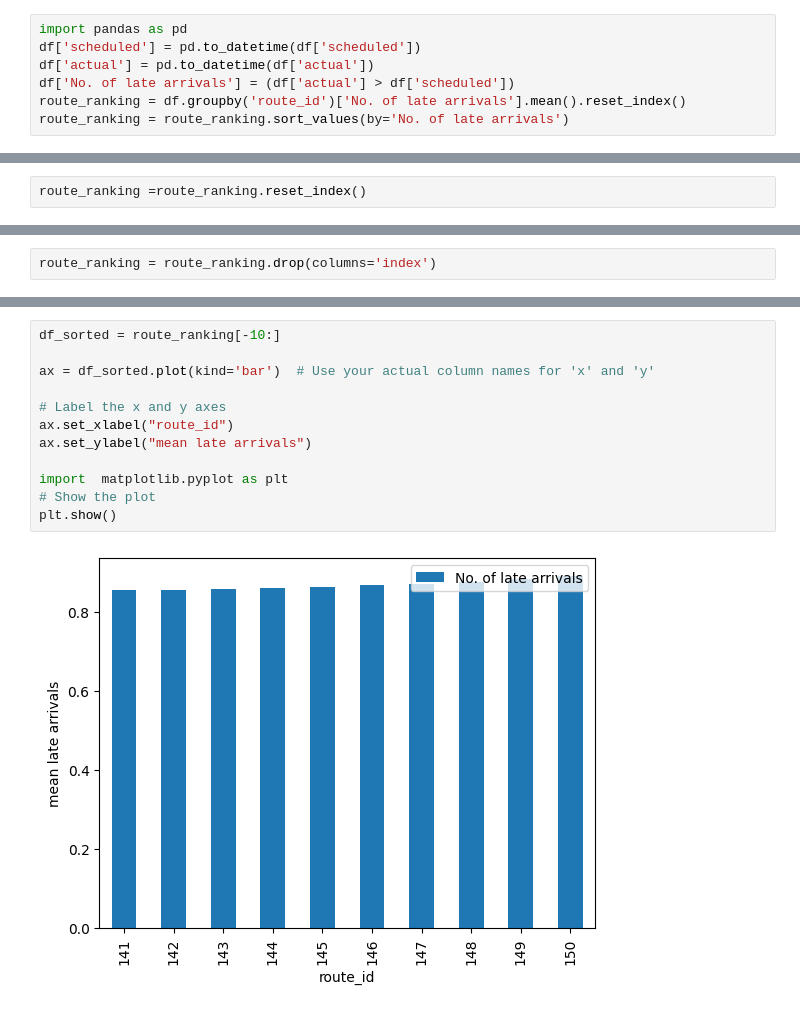
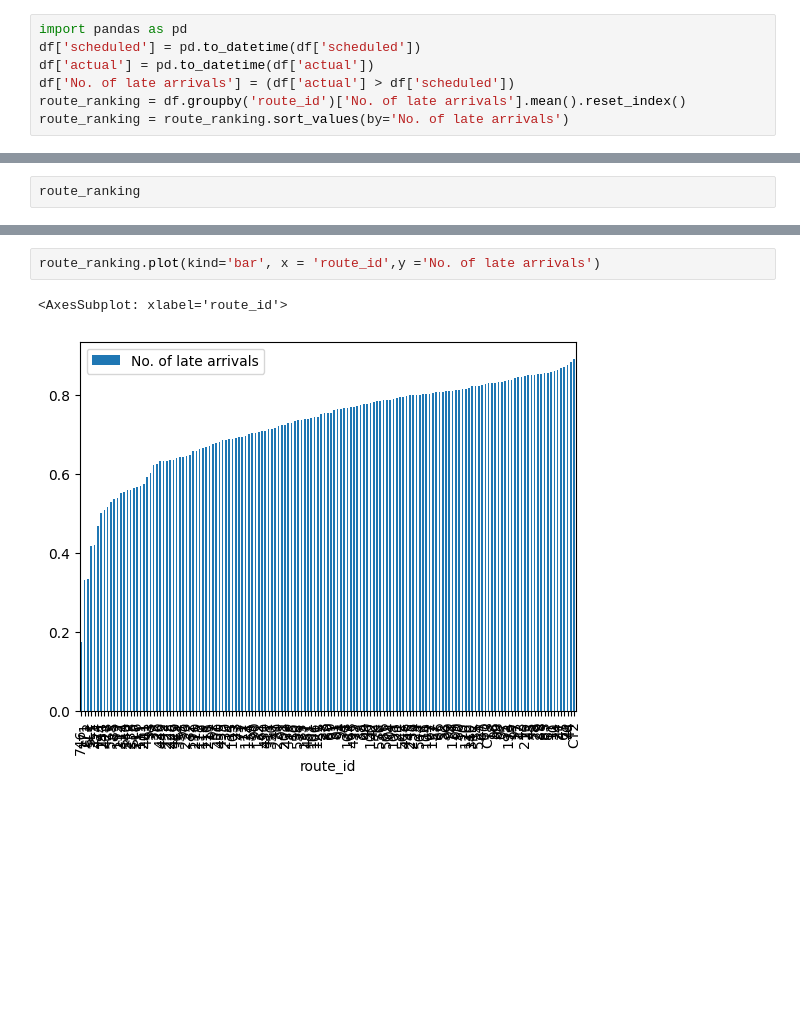
Before and after one commit to BU-Spark/ds-boston-transit-performance, a Jupyter notebook: fa23-team-d/EDA_Notebooks/lateness.ipynb, the cells around one changed output, grey strips where cells are left out. Cells and saved outputs as stored; diff of their text form; blank space fills up the shorter version.

Commit message:
reset index

```diff
--- a/fa23-team-d/EDA_Notebooks/lateness.ipynb
+++ b/fa23-team-d/EDA_Notebooks/lateness.ipynb
@@ -21,2 +16,2 @@ array([ 1,  2,  3,  4,  5,  6,  7,  8,  9, 10, 11, 12, 13, 14],
 # %%
-route_ranking =route_ranking.reset_index()
+route_ranking
@@ -23,2 +31,0 @@ route_ranking =route_ranking.reset_index()
-# %%
-route_ranking = route_ranking.drop(columns='index')
@@ -53,14 +32,5 @@ plt.show()
-# %%
-df_sorted = route_ranking[-10:]
-
-ax = df_sorted.plot(kind='bar')  # Use your actual column names for 'x' and 'y'
-
-# Label the x and y axes
-ax.set_xlabel("route_id")
-ax.set_ylabel("mean late arrivals")
-
-import  matplotlib.pyplot as plt
-# Show the plot
-plt.show()
-# %% [output]
-[figure, removed]
+# %%
+route_ranking.plot(kind='bar', x = 'route_id',y ='No. of late arrivals')
+# %% [output]
+<AxesSubplot: xlabel='route_id'>
+[figure, added]
```
Also changed, not shown: parts of 6 cells of this notebook.
